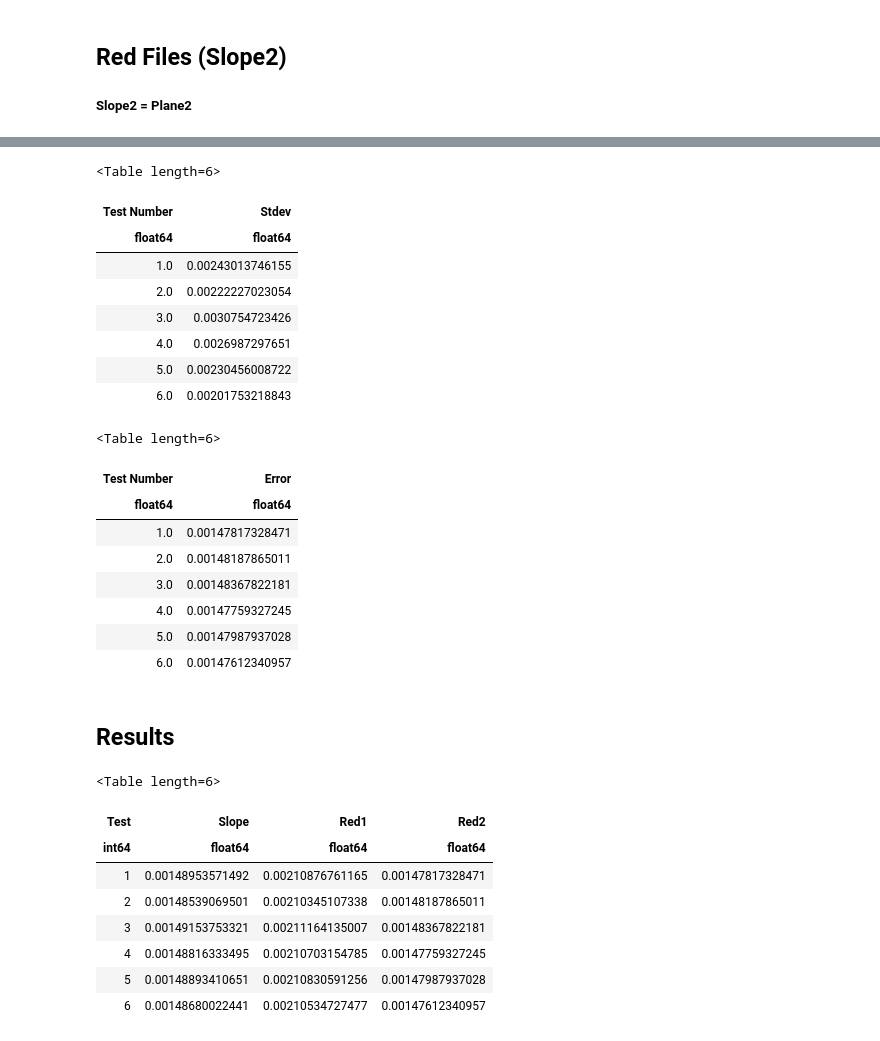
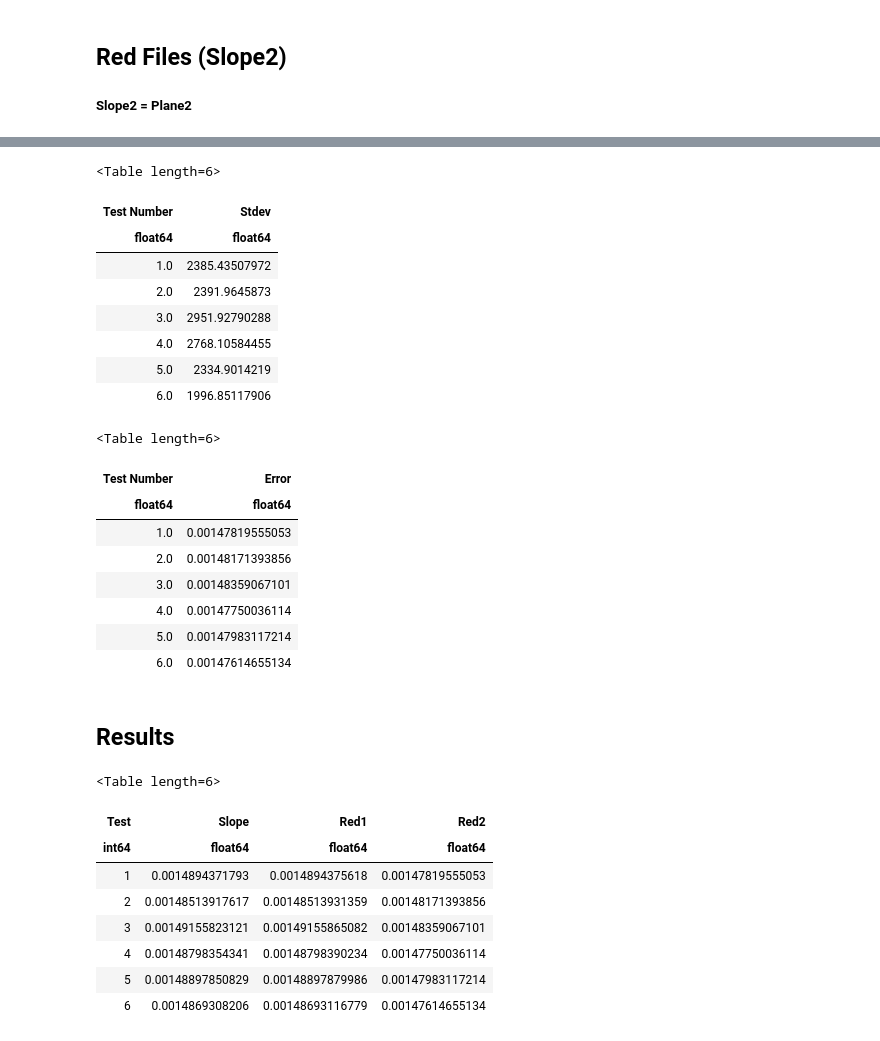
Before and after one commit to rafia37/NIRCam-data-analysis, a Jupyter notebook: Analyzing In-focus data.ipynb, the cells around one changed output, grey strips where cells are left out. Saved outputs shown, nothing was run; the diff lists cells and outputs as text; code cells hidden in the pictures.

```diff
--- a/Analyzing In-focus data.ipynb
+++ b/Analyzing In-focus data.ipynb
@@ -404,10 +237,16 @@ reload(rl)
+# %%
+av_dataR2 = []
+for x in range(1,7):
+    globals()['av_dataR2%s' % x] = (a1_dataR2[x-1]['res_flux']+b4_dataR2[x-1]['res_flux'])/2
+    av_dataR2.append(globals()['av_dataR2%s' % x])
 # %%
 #Comparing light curves
+plt.figure(figsize = (10,10))
 for i in range(1,7):
     plt.subplot(6, 1, i)
-    rl.light_curve(data_red2[i-1]['Time'], data_red2[i-1]['a1_res_flux'], '-', lbl = 'a1_lightcurve')
-    rl.light_curve(data_red2[i-1]['Time'], data_red2[i-1]['b4_res_flux'], 'r-', lbl ='b4_lightcurve')
-    rl.light_curve(data_red2[i-1]['Time'], data_red2[i-1]['a1_b4_res_flux'], 'g-', lbl ='average')
-    plt.legend(loc = 'upper left', bbox_to_anchor = (1,1.1))
-    plt.ylabel('Normalized Flux')
+    rl.light_curve(a1_dataR2[i-1]['time'], a1_dataR2[i-1]['res_flux'], style = '-', lbl = 'a1_lightcurve')
+    rl.light_curve(b4_dataR2[i-1]['time'], b4_dataR2[i-1]['res_flux'], style = 'r-', lbl = 'b4_lightcurve')
+    rl.light_curve(a1_dataR2[i-1]['time'], av_dataR2[i-1], style = 'g-', lbl = 'average')
+    plt.legend(loc = 'upper left', bbox_to_anchor = (1,1))
+    plt.tight_layout()
 # %% [output]
@@ -415,59 +254,59 @@ for i in range(1,7):
 # %%
 #Comparing Measured error/ Standard Deviation
-stdev_red2 = Table(names = ('Test Number', 'Stdev'))
+stdev2 = Table(names = ('Test Number', 'Stdev'))
 for i in range(1,7):
-    st_dev = np.std(data_red2[i-1]['a1_b4_res_flux']/np.median(data_red2[i-1]['a1_b4_res_flux']))
-    stdev_red2.add_row([i, st_dev])
-stdev_red2
+    st_dev = np.std(av_dataR2[i-1][3:]/np.median(av_dataR2[i-1][3:]))
+    stdev2.add_row([i, st_dev*1e6])
+stdev2
 # %% [output]
 <Table length=6>
 | Test Number | Stdev |
 | float64 | float64 |
-| 1.0 | 0.00243013746155 |
-| 2.0 | 0.00222227023054 |
-| 3.0 | 0.0030754723426 |
-| 4.0 | 0.0026987297651 |
-| 5.0 | 0.00230456008722 |
-| 6.0 | 0.00201753218843 |
+| 1.0 | 2385.43507972 |
+| 2.0 | 2391.9645873 |
+| 3.0 | 2951.92790288 |
+| 4.0 | 2768.10584455 |
+| 5.0 | 2334.9014219 |
+| 6.0 | 1996.85117906 |
 # %%
 #Comparing ideal noise/ Expected error
-error_red2 = Table(names = ('Test Number', 'Error'))
+error2 = Table(names = ('Test Number', 'Error'))
 for i in range(1,7):
-    a1_error = rl.norm_flux_error(data_red2[i-1]['a1_res_flux'], 2.2, a1_files_red[i-1])
-    b4_error = rl.norm_flux_error(data_red2[i-1]['b4_res_flux'], 2.5, b4_files_red[i-1])
+    a1_error = rl.norm_flux_error(a1_dataR2[i-1]['res_flux'], 2.2, a1_filesR[i-1])
+    b4_error = rl.norm_flux_error(b4_dataR2[i-1]['res_flux'], 2.5, b4_filesR[i-1])
     av_error = 0.5*(np.sqrt(np.square(a1_error)+np.square(b4_error)))
     med_error = np.median(av_error)
-    error_red2.add_row([i, med_error])
-error_red2
+    error2.add_row([i, med_error])
+error2
 # %% [output]
 <Table length=6>
 | Test Number | Error |
 | float64 | float64 |
-| 1.0 | 0.00147817328471 |
-| 2.0 | 0.00148187865011 |
-| 3.0 | 0.00148367822181 |
-| 4.0 | 0.00147759327245 |
-| 5.0 | 0.00147987937028 |
-| 6.0 | 0.00147612340957 |
+| 1.0 | 0.00147819555053 |
+| 2.0 | 0.00148171393856 |
+| 3.0 | 0.00148359067101 |
+| 4.0 | 0.00147750036114 |
+| 5.0 | 0.00147983117214 |
+| 6.0 | 0.00147614655134 |
 # %% [markdown]
 ## Results
 # %%
 error_comparison = Table()
 error_comparison['Test'] = [1,2,3,4,5,6]
 error_comparison['Slope'] = error['Error']
-error_comparison['Red1'] = error_red1['Error']
-error_comparison['Red2'] = error_red2['Error']
+error_comparison['Red1'] = error1['Error']
+error_comparison['Red2'] = error2['Error']
 error_comparison
 # %% [output]
 <Table length=6>
 | Test | Slope | Red1 | Red2 |
 | int64 | float64 | float64 | float64 |
-| 1 | 0.00148953571492 | 0.00210876761165 | 0.00147817328471 |
-| 2 | 0.00148539069501 | 0.00210345107338 | 0.00148187865011 |
-| 3 | 0.00149153753321 | 0.00211164135007 | 0.00148367822181 |
-| 4 | 0.00148816333495 | 0.00210703154785 | 0.00147759327245 |
-| 5 | 0.00148893410651 | 0.00210830591256 | 0.00147987937028 |
-| 6 | 0.00148680022441 | 0.00210534727477 | 0.00147612340957 |
+| 1 | 0.0014894371793 | 0.0014894375618 | 0.00147819555053 |
+| 2 | 0.00148513917617 | 0.00148513931359 | 0.00148171393856 |
+| 3 | 0.00149155823121 | 0.00149155865082 | 0.00148359067101 |
+| 4 | 0.00148798354341 | 0.00148798390234 | 0.00147750036114 |
+| 5 | 0.00148897850829 | 0.00148897879986 | 0.00147983117214 |
+| 6 | 0.0014869308206 | 0.00148693116779 | 0.00147614655134 |
 # %%
 stdev_comparison = Table()
 stdev_comparison['Test'] = [1,2,3,4,5,6]
```
Also changed, not shown: parts of 31 cells of this notebook, 24 other files.
